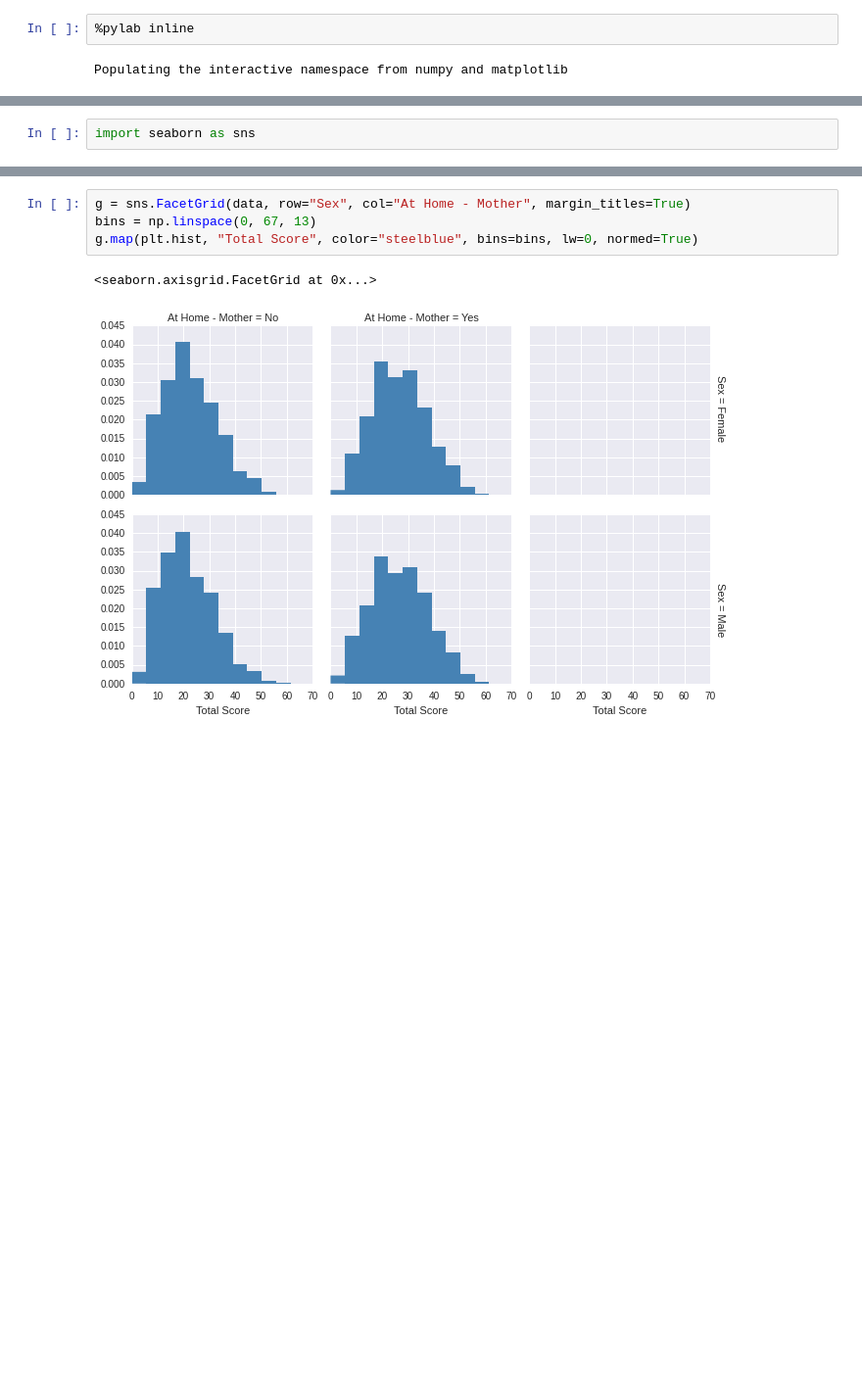
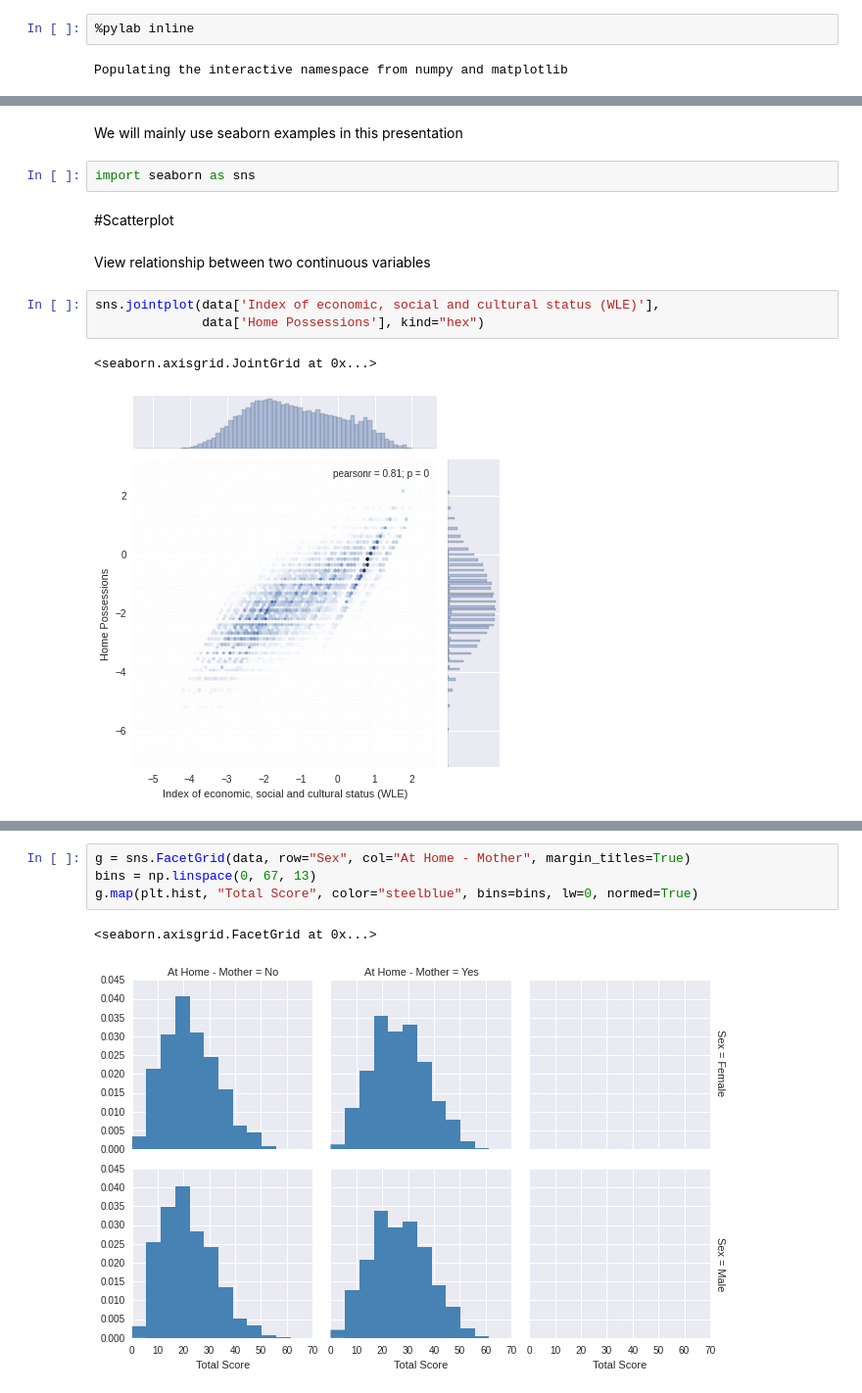
Before and after one commit to dsakagi/odsc-pisa, a Jupyter notebook: PISAMEX.ipynb, the cells around one changed output, grey strips where cells are left out. Shown: that part at 98% size. Saved outputs shown, nothing was run; the diff lists cells and outputs as text; blank space fills up the shorter version.

Commit message:
More graphs in the ipython notebook

```diff
--- a/PISAMEX.ipynb
+++ b/PISAMEX.ipynb
@@ -83,2 +90,14 @@ Populating the interactive namespace from numpy and matplotlib
+# %% [markdown]
+We will mainly use seaborn examples in this presentation
 # %%
 import seaborn as sns
+# %% [markdown]
+#Scatterplot
+# %% [markdown]
+View relationship between two continuous variables
+# %%
+sns.jointplot(data['Index of economic, social and cultural status (WLE)'],
+              data['Home Possessions'], kind="hex")
+# %% [output]
+<seaborn.axisgrid.JointGrid at 0x...>
+[figure, added]
```
Also changed, not shown: parts of 40 cells of this notebook, 1 other file.
